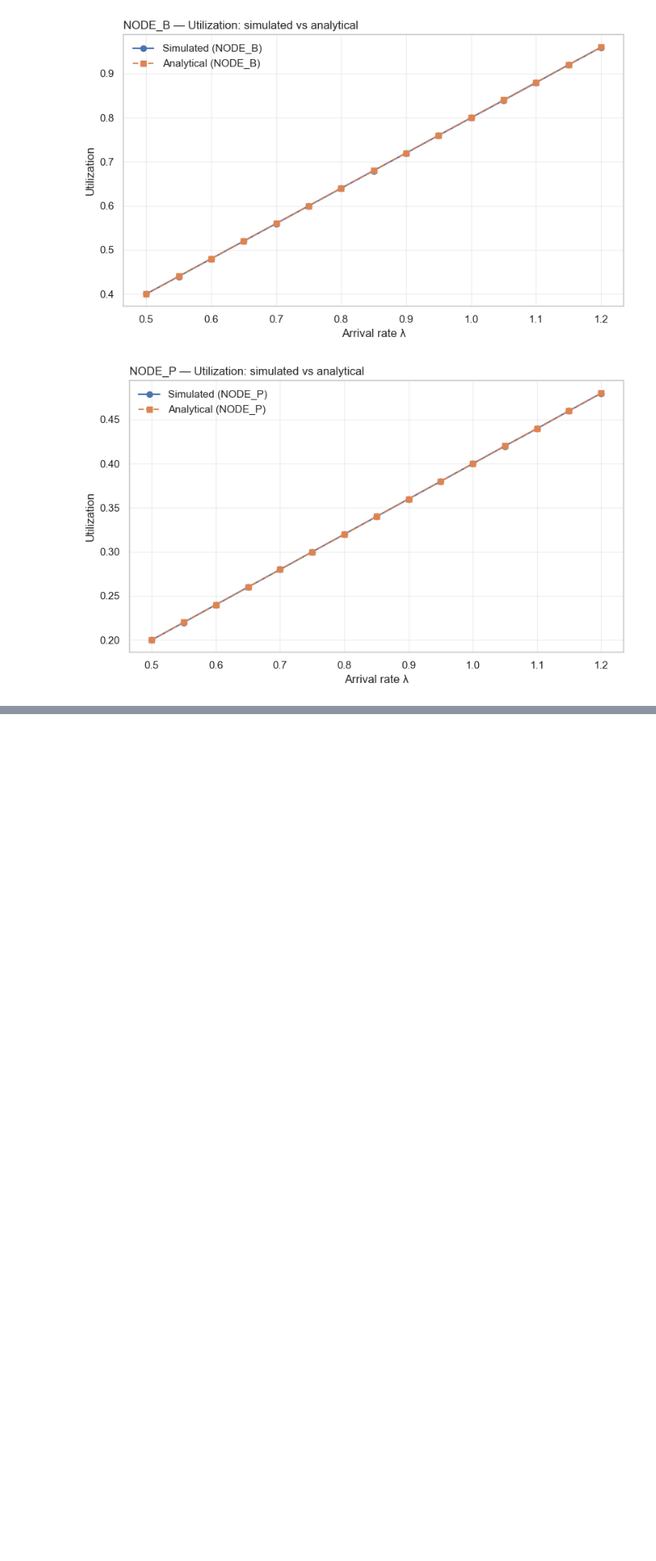
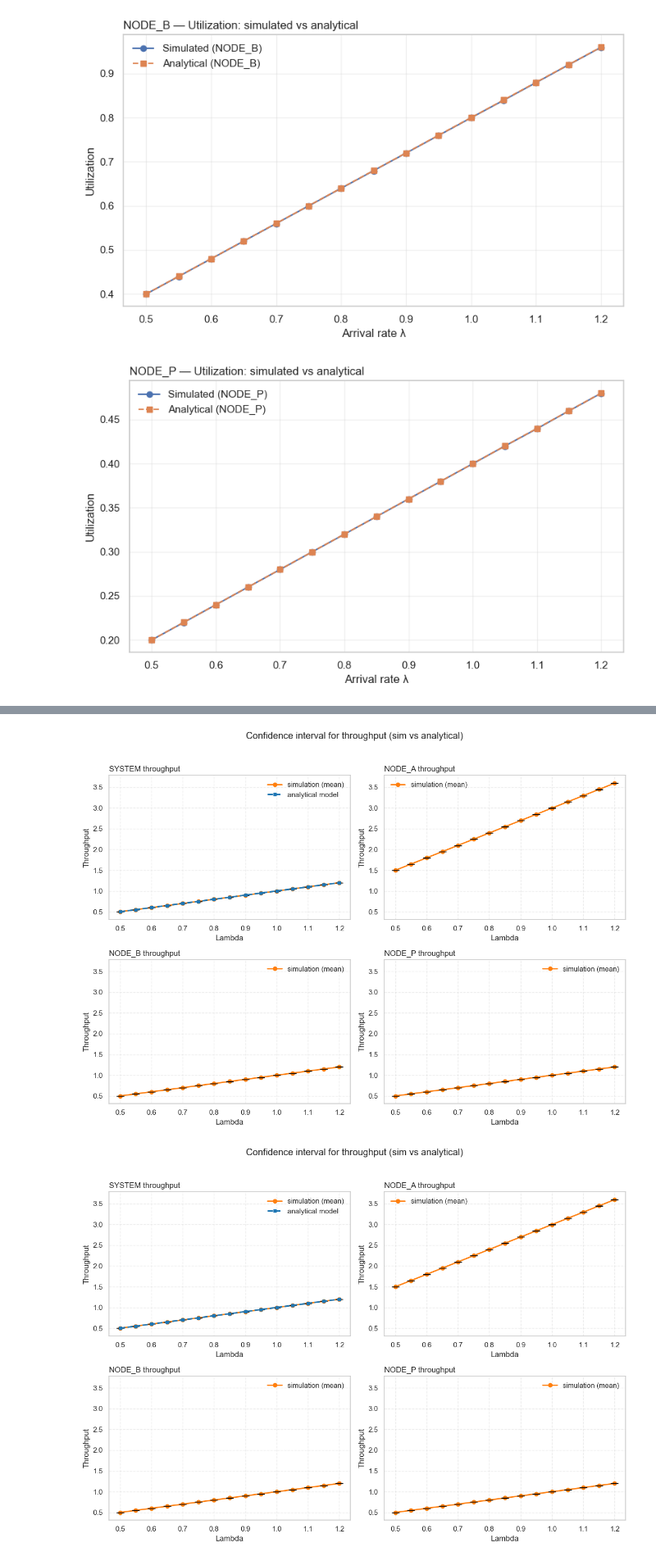
Before and after one commit to Dissan97/PMCNS-PROJECT, a Jupyter notebook: Project.ipynb, the cells around one changed output, grey strips where cells are left out. Shown at 82% size. Cells and saved outputs as stored; diff of their text form; code cells hidden in the pictures; blank space fills up the shorter version.

```diff
--- a/Project.ipynb
+++ b/Project.ipynb
@@ -2725,3 +2897,8 @@ plot_utilization_banded_csv(
+# %%
+plot_throughput_banded_csv(df_all, analytic_df, y_range="shared_auto", cols=2)
+# %% [output]
+[figure, added]
+[figure, added]
 # %%
 import numpy as np
 import pandas as pd
```
Also changed, not shown: parts of 17 cells of this notebook.
